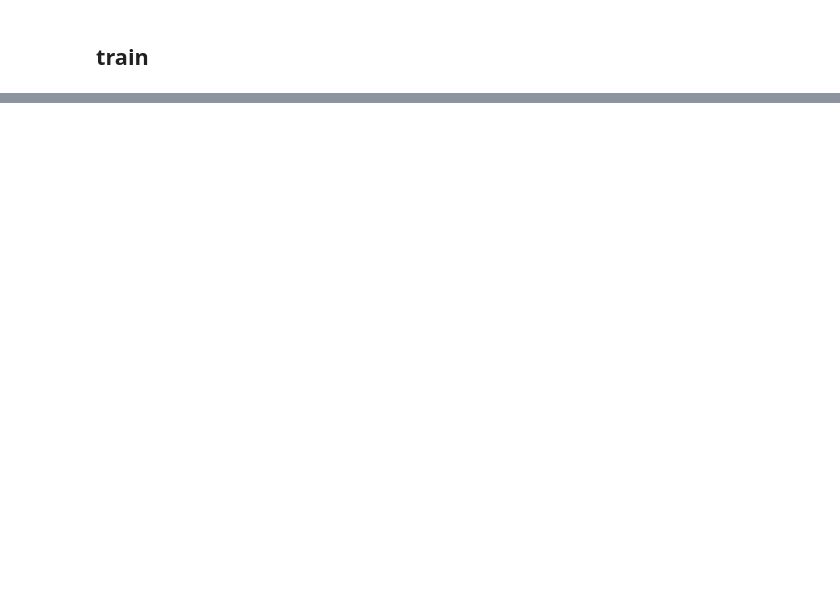
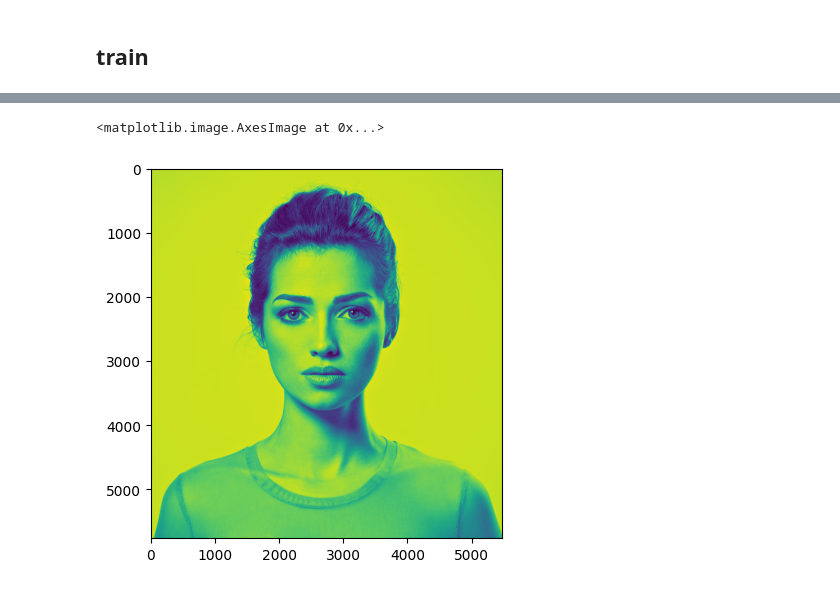
Before and after one commit to meysam-kazemi/face_detection_with_5_landmarks, a Jupyter notebook: face_detection.ipynb, the cells around one changed output, grey strips where cells are left out. Cells and saved outputs as stored; diff of their text form; code cells hidden in the pictures; blank space fills up the shorter version.

Commit message:
fix landmarks

```diff
--- a/face_detection.ipynb
+++ b/face_detection.ipynb
@@ -61 +67,5 @@ def predictor(data_path,model_path):
 predictor("labels_5landmarks_test.xml","predictor_5_landmarks.dat")
+# %%
+options = dlib.shape_predictor_training_options()
+options.be_verbose = True
+dlib.train_shape_predictor("labels_5landmarks_test.xml","predictor.dat", options)
@@ -61,0 +79,17 @@ predictor("labels_5landmarks_test.xml","predictor_5_landmarks.dat")
+# %%
+from imutils import face_utils
+img = cv2.imread("../image.jpg",0)
+detector = dlib.get_frontal_face_detector()
+predictor = dlib.shape_predictor("predictor.dat")
+rects = detector(img,0)
+for rect in rects:
+  (bX, bY, bW, bH) = face_utils.rect_to_bb(rect)
+  # cv2.rectangle(img, (bX, bY), (bX + bW, bY + bH),(0, 255, 0), 1)
+  shape = predictor(img, rect)
+  shape = face_utils.shape_to_np(shape)
+  for (x, y) in shape:
+    cv2.circle(img, (x, y), 0, (255, 255, 255), -1)
+plt.imshow(img)
+# %% [output]
+<matplotlib.image.AxesImage at 0x...>
+[figure, added]
```
Also changed, not shown: parts of 6 cells of this notebook.
